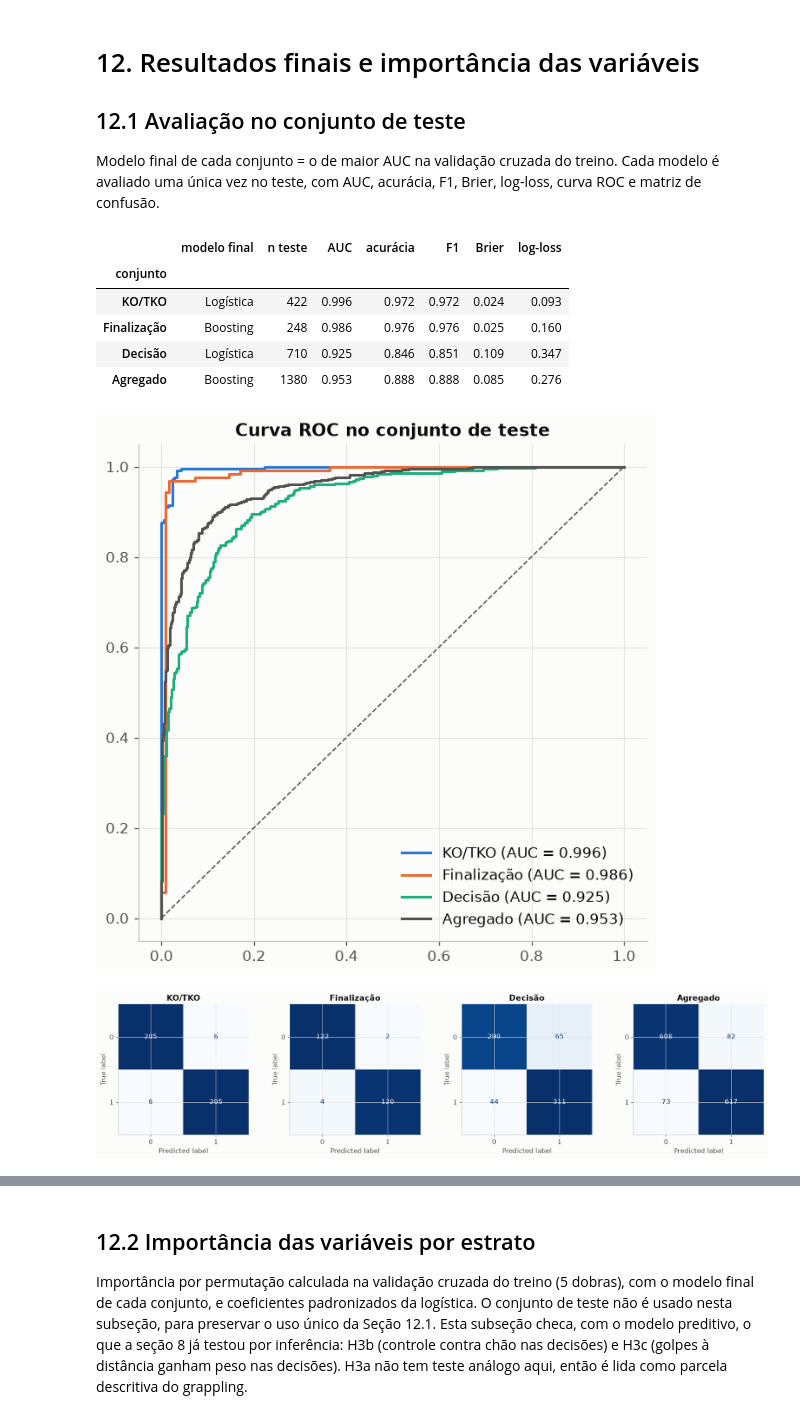
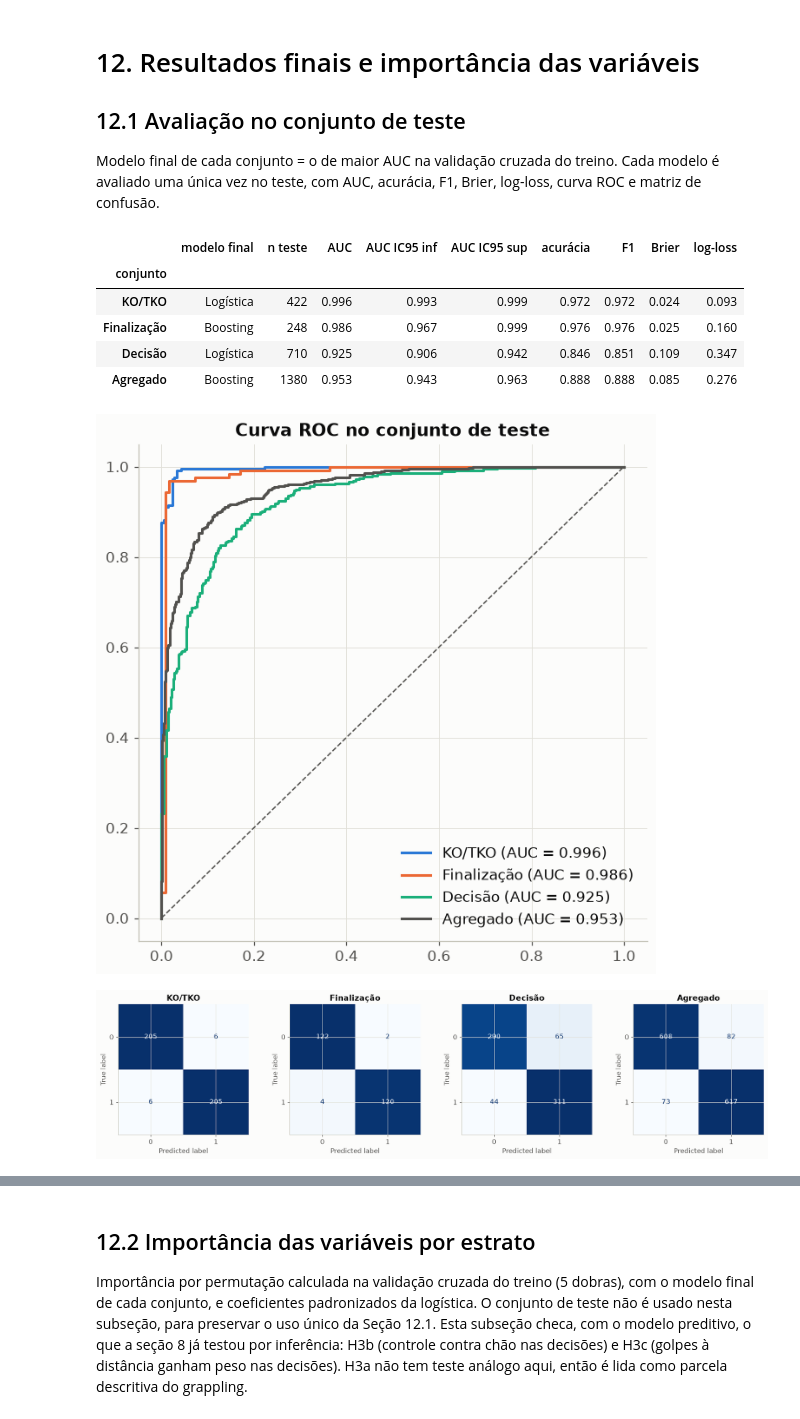
Before and after one commit to phprestes/UFC-Grappling-Decisao, a Jupyter notebook: UFC_Grappling_Decisao.ipynb, the cells around one changed output, grey strips where cells are left out. Cells and saved outputs as stored; diff of their text form; code cells hidden in the pictures.

```diff
--- a/UFC_Grappling_Decisao.ipynb
+++ b/UFC_Grappling_Decisao.ipynb
@@ -2556,46 +2551,44 @@ for c in CONJUNTOS:
     nome, est = finais[c]
     Xte, yte = matriz(teste, c)
     p = est.predict_proba(Xte)[:, 1]
     yhat = (p >= 0.5).astype(int)
     previsoes[c] = (yte, p, yhat)
+    auc_inf, auc_sup = auc_bootstrap(yte, p)  # IC 95% por bootstrap de lutas (Seção 11.5)
     linhas.append({"conjunto": c, "modelo final": nome, "n teste": len(yte),
-                   "AUC": roc_auc_score(yte, p), "acurácia": accuracy_score(yte, yhat),
+                   "AUC": roc_auc_score(yte, p), "AUC IC95 inf": auc_inf, "AUC IC95 sup": auc_sup,
+                   "acurácia": accuracy_score(yte, yhat),
                    "F1": f1_score(yte, yhat), "Brier": brier_score_loss(yte, p),
                    "log-loss": log_loss(yte, p)})
 res_teste = pd.DataFrame(linhas).set_index("conjunto").round(3)
 display(res_teste)
 
 fig, ax = plt.subplots(figsize=(6, 6))
-from sklearn.metrics import roc_curve
 for c in CONJUNTOS:
     yte, p, _ = previsoes[c]
     fpr, tpr, _ = roc_curve(yte, p)
     ax.plot(fpr, tpr, color=COR_CONJUNTO[c], label=f"{c} (AUC = {roc_auc_score(yte, p):.3f})")
 ax.legend(loc="lower right", frameon=False)
 ax.plot([0, 1], [0, 1], color=COR_TEXTO_2, linestyle="--", linewidth=1)
 ax.set_title("Curva ROC no conjunto de teste")
-ax.set_facecolor(COR_FUNDO)
-fig.patch.set_facecolor(COR_FUNDO)
 fig.tight_layout()
-salvar(fig, "fig14_roc_teste")
+salvar(fig, "fig23_roc_teste")
 plt.show()
 
 fig, axes = plt.subplots(1, 4, figsize=(16, 3.8))
 for ax, c in zip(axes, CONJUNTOS):
     yte, _, yhat = previsoes[c]
     ConfusionMatrixDisplay.from_predictions(yte, yhat, ax=ax, colorbar=False, cmap="Blues")
     ax.set_title(c)
-fig.patch.set_facecolor(COR_FUNDO)
 fig.tight_layout()
-salvar(fig, "fig15_matriz_confusao_teste")
+salvar(fig, "fig24_matriz_confusao_teste")
 plt.show()
 # %% [output]
-|  | modelo final | n teste | AUC | acurácia | F1 | Brier | log-loss |
-| conjunto |  |  |  |  |  |  |  |
-| KO/TKO | Logística | 422 | 0.996 | 0.972 | 0.972 | 0.024 | 0.093 |
-| Finalização | Boosting | 248 | 0.986 | 0.976 | 0.976 | 0.025 | 0.160 |
-| Decisão | Logística | 710 | 0.925 | 0.846 | 0.851 | 0.109 | 0.347 |
-| Agregado | Boosting | 1380 | 0.953 | 0.888 | 0.888 | 0.085 | 0.276 |
+|  | modelo final | n teste | AUC | AUC IC95 inf | AUC IC95 sup | acurácia | F1 | Brier | log-loss |
+| conjunto |  |  |  |  |  |  |  |  |  |
+| KO/TKO | Logística | 422 | 0.996 | 0.993 | 0.999 | 0.972 | 0.972 | 0.024 | 0.093 |
+| Finalização | Boosting | 248 | 0.986 | 0.967 | 0.999 | 0.976 | 0.976 | 0.025 | 0.160 |
+| Decisão | Logística | 710 | 0.925 | 0.906 | 0.942 | 0.846 | 0.851 | 0.109 | 0.347 |
+| Agregado | Boosting | 1380 | 0.953 | 0.943 | 0.963 | 0.888 | 0.888 | 0.085 | 0.276 |
 [figure]
 [figure]
 # %% [markdown]
```
Also changed, not shown: parts of 33 cells of this notebook, 16 other files.
